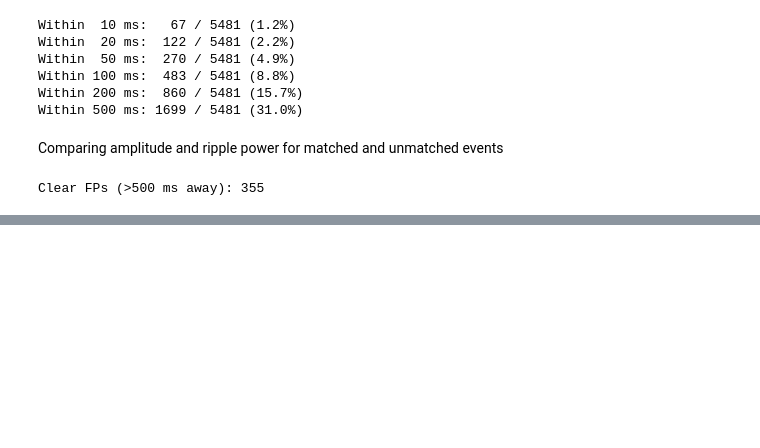
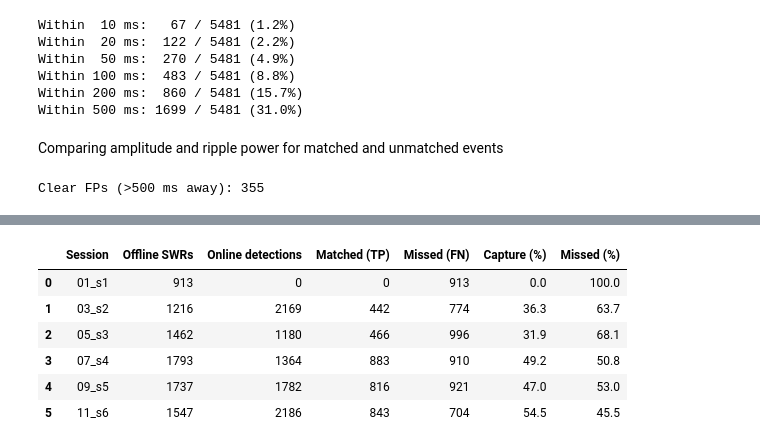
Before and after one commit to fgao38/Frank-Lab-Ripple-online-and-offline-analysis, a Jupyter notebook: ripple_time_analysis.ipynb, the cells around one changed output, grey strips where cells are left out. Saved outputs shown, nothing was run; the diff lists cells and outputs as text; code cells hidden in the pictures; blank space fills up the shorter version.

```diff
--- a/ripple_time_analysis.ipynb
+++ b/ripple_time_analysis.ipynb
@@ -2318,0 +2575,37 @@ Clear FP examples:
+# %%
+# Clean PPT summary table
+
+ppt_stats = session_stats[
+    [
+        "session",
+        "offline_swr",
+        "online_detection",
+        "TP",
+        "FN",
+        "online_capture_pct",
+        "offline_missed_pct"
+    ]
+].copy()
+
+ppt_stats.columns = [
+    "Session",
+    "Offline SWRs",
+    "Online detections",
+    "Matched (TP)",
+    "Missed (FN)",
+    "Capture (%)",
+    "Missed (%)"
+]
+
+ppt_stats["Capture (%)"] = ppt_stats["Capture (%)"].round(1)
+ppt_stats["Missed (%)"] = ppt_stats["Missed (%)"].round(1)
+
+ppt_stats
+# %% [output]
+|  | Session | Offline SWRs | Online detections | Matched (TP) | Missed (FN) | Capture (%) | Missed (%) |
+| 0 | 01_s1 | 913 | 0 | 0 | 913 | 0.0 | 100.0 |
+| 1 | 03_s2 | 1216 | 2169 | 442 | 774 | 36.3 | 63.7 |
+| 2 | 05_s3 | 1462 | 1180 | 466 | 996 | 31.9 | 68.1 |
+| 3 | 07_s4 | 1793 | 1364 | 883 | 910 | 49.2 | 50.8 |
+| 4 | 09_s5 | 1737 | 1782 | 816 | 921 | 47.0 | 53.0 |
+| 5 | 11_s6 | 1547 | 2186 | 843 | 704 | 54.5 | 45.5 |
```
Also changed, not shown: parts of 35 cells of this notebook, 20 other files.
